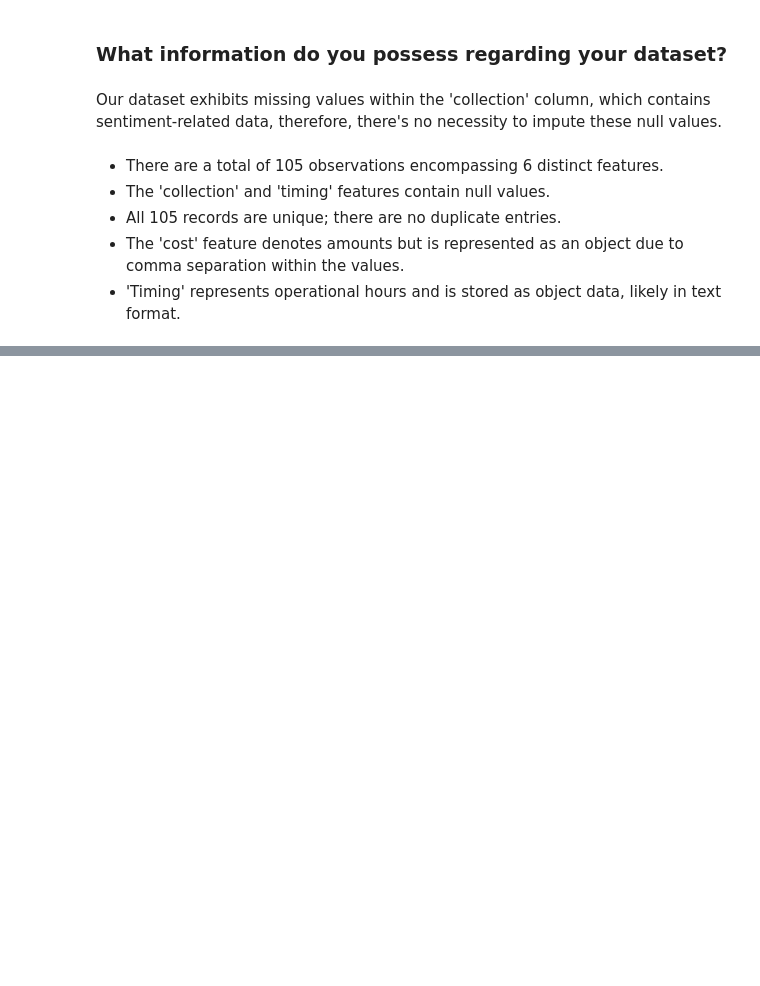
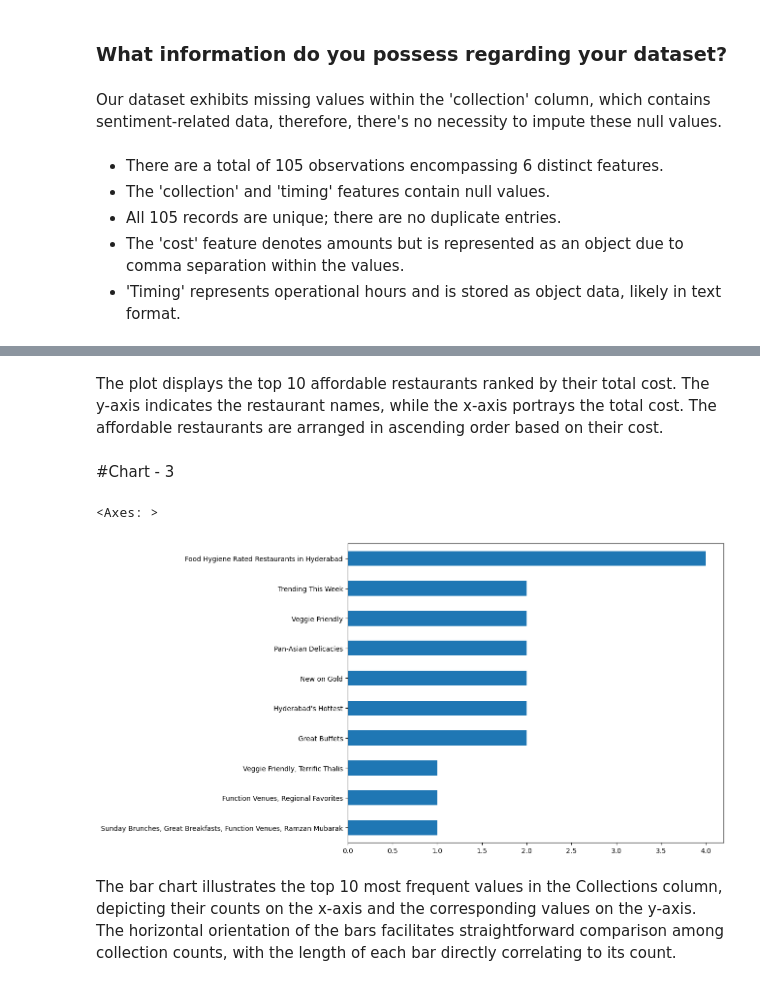
Before and after one commit to kumarsinghashu/Zomato-Restaurant-Clustering-and-Sentiment-Analysis., a Jupyter notebook: Zomato_Restaurant_Clustering_and_Sentiment_Analysis.ipynb, the cells around one changed output, grey strips where cells are left out. Saved outputs shown, nothing was run; the diff lists cells and outputs as text; code cells hidden in the pictures; blank space fills up the shorter version.

```diff
--- a/Zomato_Restaurant_Clustering_and_Sentiment_Analysis.ipynb
+++ b/Zomato_Restaurant_Clustering_and_Sentiment_Analysis.ipynb
@@ -184,0 +297,12 @@ Our dataset exhibits missing values within the 'collection' column, which contai
+# %% [markdown]
+The plot displays the top 10 affordable restaurants ranked by their total cost. The y-axis indicates the restaurant names, while the x-axis portrays the total cost. The affordable restaurants are arranged in ascending order based on their cost.
+# %% [markdown]
+#<b/>Chart - 3</b>
+# %%
+# Visualisation the value counts of collection.
+meta_df['Collections'].value_counts()[0:10].sort_values().plot(figsize=(10,8),kind='barh')
+# %% [output]
+<Axes: >
+[figure, added]
+# %% [markdown]
+<b/>The bar chart illustrates the top 10 most frequent values in the Collections column, depicting their counts on the x-axis and the corresponding values on the y-axis. The horizontal orientation of the bars facilitates straightforward comparison among collection counts, with the length of each bar directly correlating to its count.</b>
```
Also changed, not shown: parts of 38 cells of this notebook.
